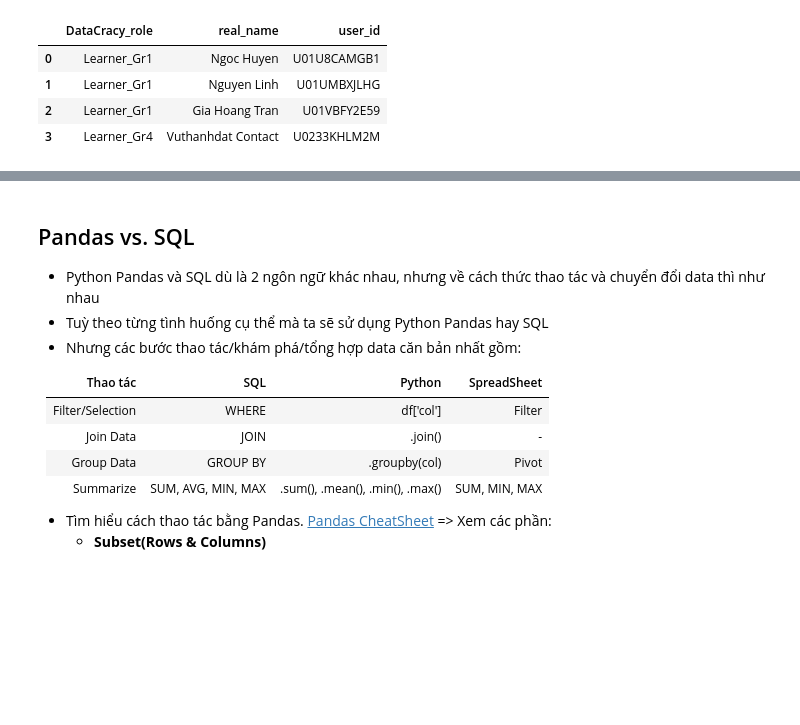
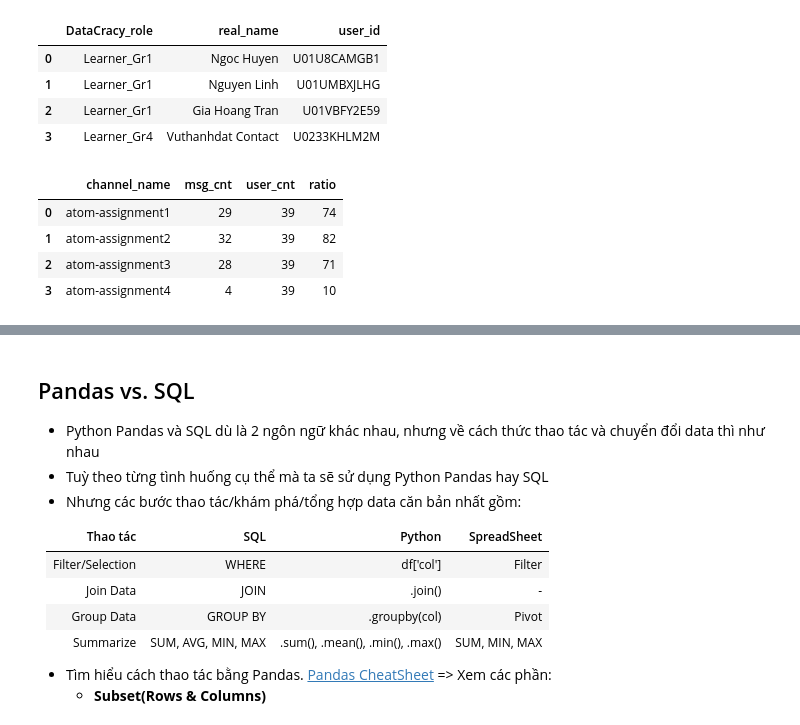
Before and after one commit to phamdinhtuan200382/atom-assignments, a Jupyter notebook: assignment_4/home_assignment_4.ipynb, the cells around one changed output, grey strips where cells are left out. Cells and saved outputs as stored; diff of their text form; code cells hidden in the pictures; blank space fills up the shorter version.

```diff
--- a/assignment_4/home_assignment_4.ipynb
+++ b/assignment_4/home_assignment_4.ipynb
@@ -842,4 +842,41 @@ con.execute(SQL_4).fetch_df()
 | 1 | Learner_Gr1 | Nguyen Linh | U01UMBXJLHG |
 | 2 | Learner_Gr1 | Gia Hoang Tran | U01VBFY2E59 |
 | 3 | Learner_Gr4 | Vuthanhdat Contact | U0233KHLM2M |
+# %%
+# 5. Tỷ lệ % Learner đã nộp assignment 1, 2, 3? (*giả sử có message trong channel atom-assignment, được tính là đã submit*)
+SQL_5 = '''
+WITH msg_per AS
+(
+  SELECT
+  t1.*,
+  t2.channel_name
+  FROM msg_df AS t1
+  JOIN channel_df AS t2
+  ON t1.channel_id = t2.channel_id
+  WHERE t1.user_id  IN
+    (
+    SELECT
+    user_id
+    FROM members_df
+    WHERE DataCracy_role LIKE 'Learner_Gr%'
+    )
+  AND t2.channel_name LIKE 'atom-assignment%'
+  AND t1.github_link IS NOT NULL
+)
+SELECT
+  channel_name,
+  COUNT(msg_id) AS msg_cnt,
+  (SELECT COUNT(user_id) FROM members_df WHERE DataCracy_role LIKE 'Learner_Gr%') AS user_cnt,
+  (COUNT(msg_id) * 100/ (SELECT COUNT(user_id)
+  FROM members_df WHERE DataCracy_role LIKE 'Learner_Gr%')) AS ratio
+FROM msg_per
+GROUP BY 1
+'''
+con.execute(SQL_5).fetch_df()
+# %% [output]
+|  | channel_name | msg_cnt | user_cnt | ratio |
+| 0 | atom-assignment1 | 29 | 39 | 74 |
+| 1 | atom-assignment2 | 32 | 39 | 82 |
+| 2 | atom-assignment3 | 28 | 39 | 71 |
+| 3 | atom-assignment4 | 4 | 39 | 10 |
 # %%
```
Also changed, not shown: parts of 2 cells of this notebook.
